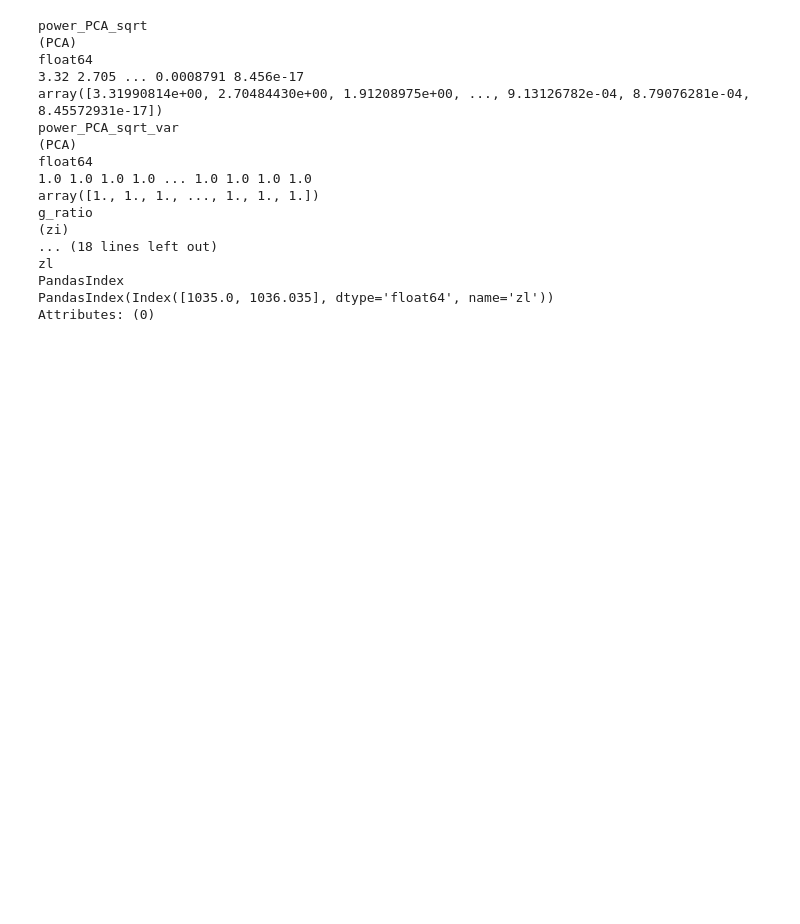
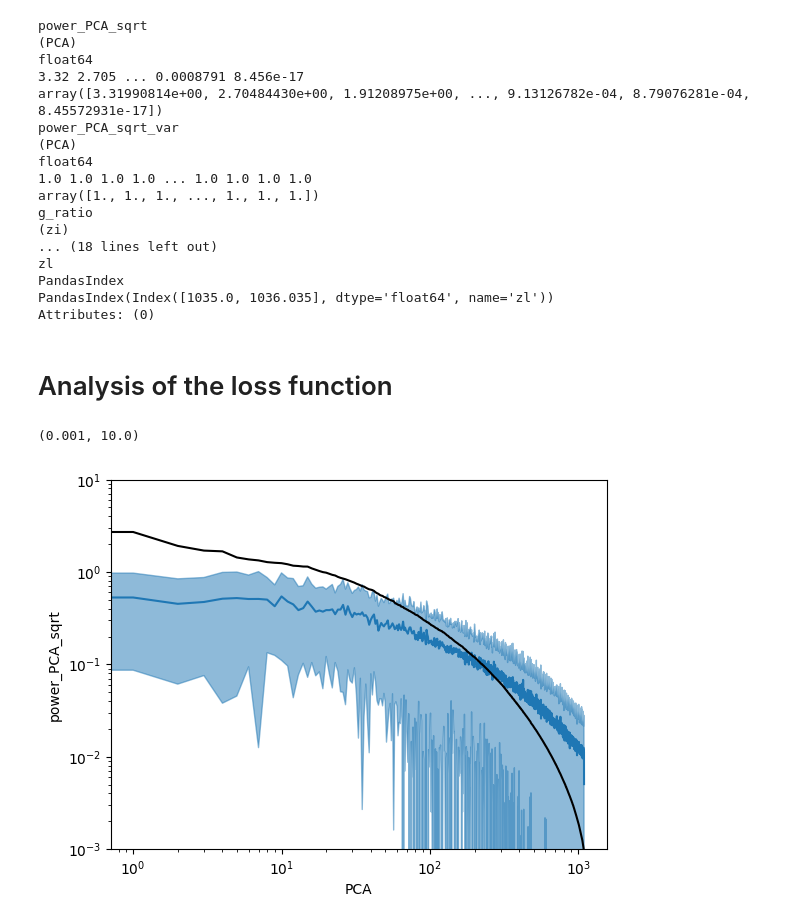
Before and after one commit to m2lines/calibration-MOM6, a Jupyter notebook: notebooks/PCA_loss_function.ipynb, the cells around one changed output. Cells and saved outputs as stored; diff of their text form; code cells hidden in the pictures; blank space fills up the shorter version.

```diff
--- a/notebooks/PCA_loss_function.ipynb
+++ b/notebooks/PCA_loss_function.ipynb
@@ -648,3 +654,18 @@ zl
 PandasIndex
 PandasIndex(Index([1035.0, 1036.035], dtype='float64', name='zl'))
 Attributes: (0)
+# %% [markdown]
+# Analysis of the loss function
+# %%
+metrics = xr.open_dataset('/scratch/pp2681/mom6/CM26_Double_Gyre/calibration/20-years/R2_FGR3_PCA_variability/metrics_00.nc').isel(iter=0).load()
+# %%
+metrics.power_PCA_sqrt.mean('ens').plot()
+plt.fill_between(metrics.PCA, metrics.power_PCA_sqrt.mean('ens') - metrics.power_PCA_sqrt.std('ens'),
+            metrics.power_PCA_sqrt.mean('ens') + metrics.power_PCA_sqrt.std('ens'), color='tab:blue', alpha=0.5)
+dataset.power_PCA_sqrt.plot(color='k')
+plt.yscale('log')
+plt.xscale('log')
+plt.ylim([1e-3,1e+1])
+# %% [output]
+(0.001, 10.0)
+[figure, added]
```
Also changed, not shown: parts of 54 cells of this notebook, 1 other file.
